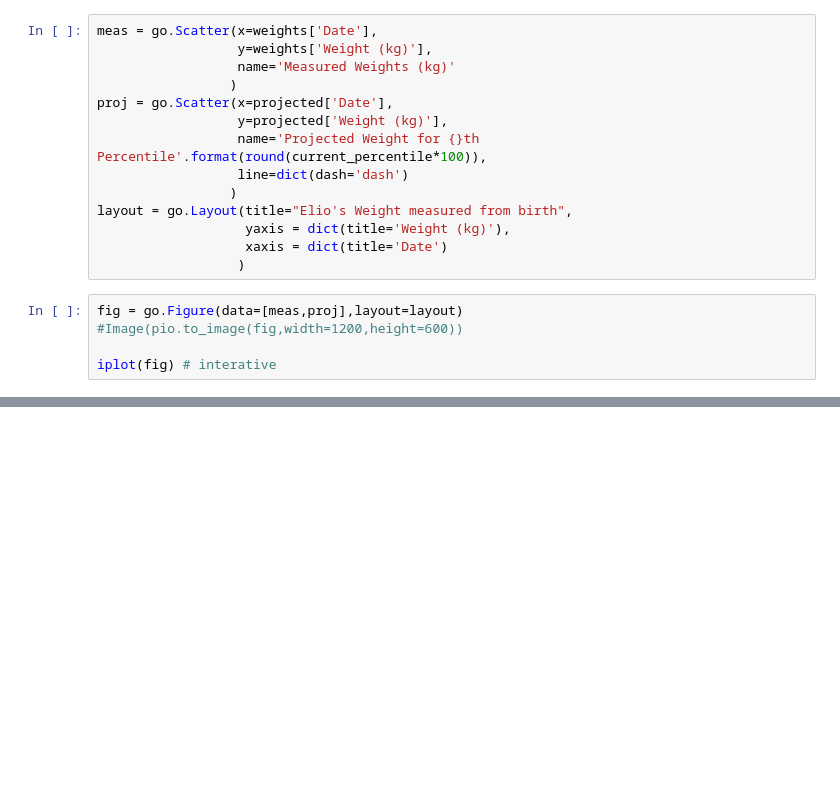
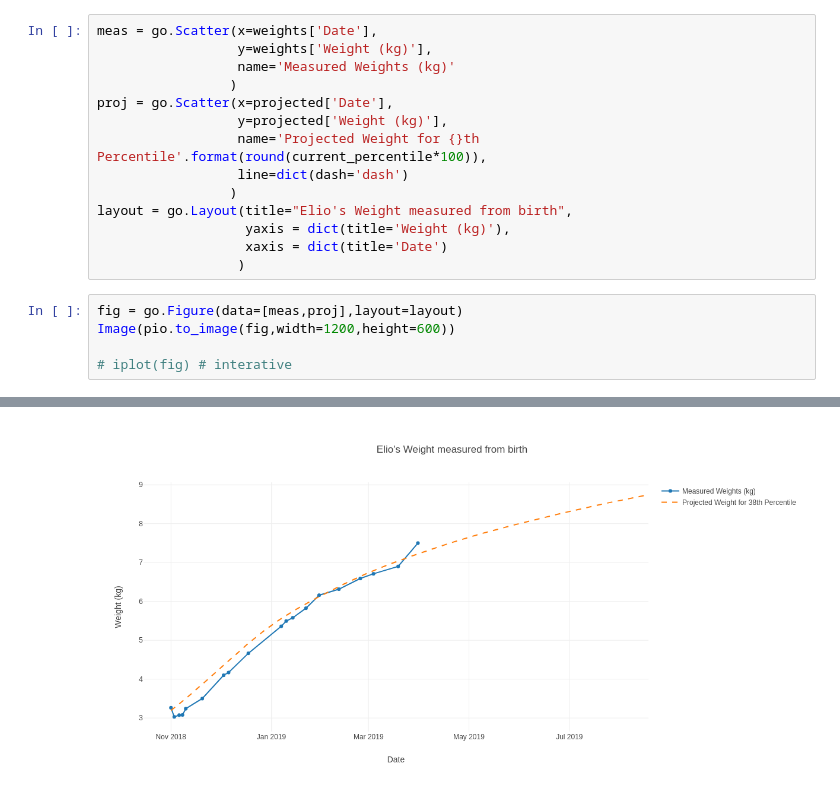
Before and after one commit to bramathon/elio-growth, a Jupyter notebook: Growth Calculator.ipynb, the cells around one changed output, grey strips where cells are left out. Drawn from its saved outputs; the diff is of its cells as text; blank space fills up the shorter version.

Commit message:
Fixed plot

```diff
--- a/Growth Calculator.ipynb
+++ b/Growth Calculator.ipynb
@@ -121,7 +121,7 @@ layout = go.Layout(title="Elio's Weight measured from birth",
                   )
 # %%
 fig = go.Figure(data=[meas,proj],layout=layout)
-#Image(pio.to_image(fig,width=1200,height=600))
+Image(pio.to_image(fig,width=1200,height=600))
 
-iplot(fig) # interative
+# iplot(fig) # interative
 # %% [output]
@@ -128,0 +128 @@ iplot(fig) # interative
+[figure, added]
```
Also changed, not shown: parts of 1 cell of this notebook.
